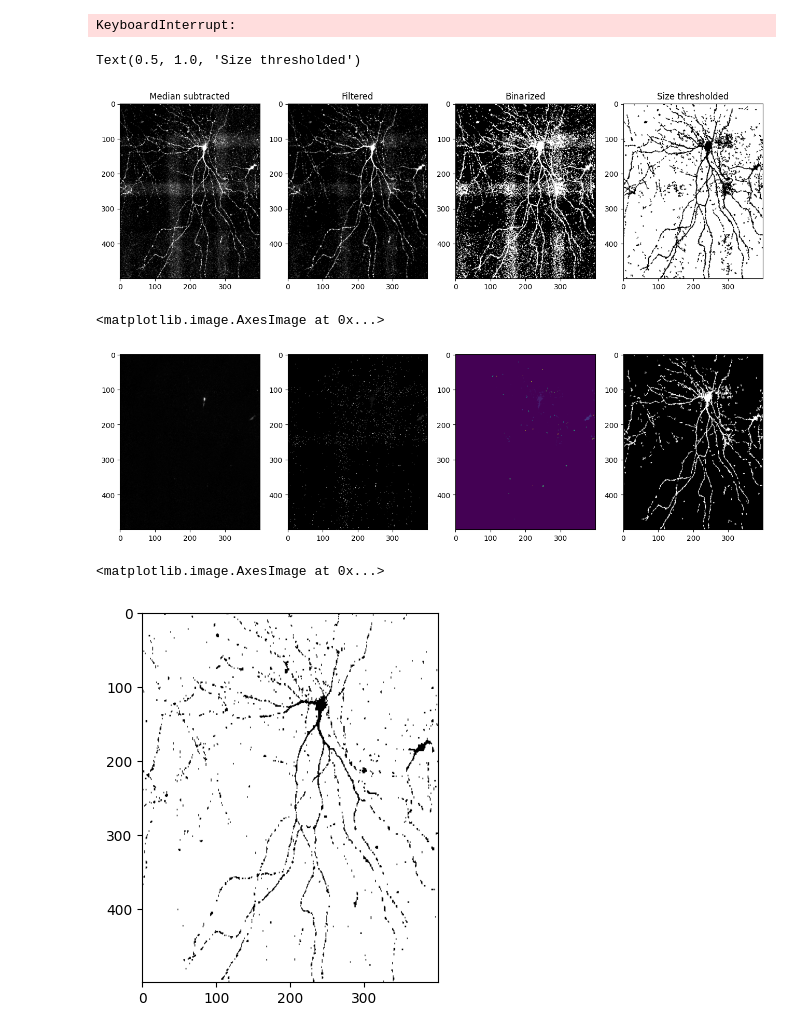
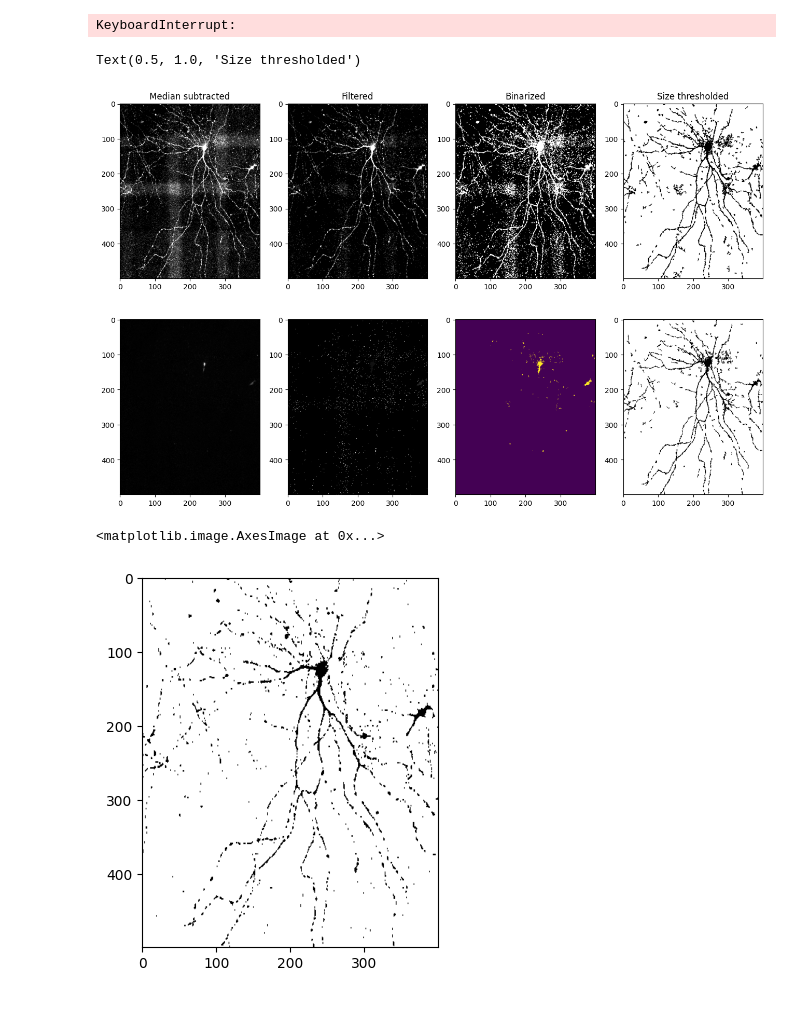
Before and after one commit to MForsthofer/rgc_reconstruction, a Jupyter notebook: dev/segmentation.ipynb, the cells around one changed output. Saved outputs shown, nothing was run; the diff lists cells and outputs as text; code cells hidden in the pictures.

Commit message:
best to segment using skimage and then do manual tracing. could also get better images i guess.

```diff
--- a/dev/segmentation.ipynb
+++ b/dev/segmentation.ipynb
@@ -243,15 +243,17 @@ zstack = tifffile.imread(input_path)
 zstack = zstack[:, channel, :,:]
 zstack = zstack[:, 1100:1600, 400:800]
 
-interpolated_stack = resize(
-    zstack,
-    (zstack.shape[0] * 2,
-     zstack.shape[1],
-     zstack.shape[2]),
-    order=1,  # Bilinear interpolation
-    preserve_range=True,
-    mode='reflect'
-).astype(zstack.dtype)
+# interpolated_stack = resize(
+#     zstack,
+#     (zstack.shape[0] * 1,
+#      zstack.shape[1],
+#      zstack.shape[2]),
+#     order=1,  # Bilinear interpolation
+#     preserve_range=True,
+#     mode='reflect'
+# ).astype(zstack.dtype)
+
+interpolated_stack = zstack
 
 stack_median = np.median(interpolated_stack, axis=0)
 subtracted_stack = interpolated_stack - stack_median
@@ -285,35 +287,34 @@ ax[3].set_title("Size thresholded")
 #tifffile.imwrite("binarized_stack.tif", binarized_stack)
 # %% [output]
 Text(0.5, 1.0, 'Size thresholded')
-[figure, old version]
+[figure, new version]
 # %%
 from skimage.morphology import remove_small_objects
 from skimage.measure import label
 
 threshold = 5
 
 labeled, num_features = label(zstack>threshold, connectivity=3, return_num=True)
-filtered = remove_small_objects(labeled, min_size=15, connectivity=3)  # Remove small objects
+filtered = remove_small_objects(labeled, min_size=20, connectivity=2)  # Remove small objects
 
 f, ax = plt.subplots(1,4, figsize=(16, 8))
 ax[0].imshow(zstack[4,:,:], cmap='gray')
 ax[1].imshow(labeled[4,:,:], cmap='gray')
-ax[2].imshow(filtered[4,:,:])
-ax[3].imshow(np.max(filtered, axis=0), cmap='gray', vmin=0, vmax=255)
+ax[2].imshow(filtered[4,:,:]>1)
+ax[3].imshow(np.max(filtered, axis=0)>0, cmap='gray_r')
 
-tifffile.imwrite("D:/Box Sync/confocal/brain/injections/pretectum/original_stack.tif", zstack)
-tifffile.imwrite("D:/Box Sync/confocal/brain/injections/pretectum/binarized_stack.tif", binarized_stack)
+tifffile.imwrite("D:/Box Sync/confocal/retina/pretectum_tracings/66/250311/original_stack.tif", zstack)
+tifffile.imwrite("D:/Box Sync/confocal/retina/pretectum_tracings/66/250311/binarized_stack.tif", filtered>1)
 # %% [output]
-<matplotlib.image.AxesImage at 0x...>
-[figure, old version]
+[figure, new version]
 # %%
 from scipy.ndimage import binary_opening
 
-threshold = 5
-binary = zstack > threshold  # Convert to binary mask
+threshold = 3
+binary = filtered_stack > threshold  # Convert to binary mask
 cleaned = binary_opening(binary, structure=np.ones((2,2,1)))
 
 plt.imshow(np.max(cleaned, axis=0), cmap='gray_r')
 # %% [output]
 <matplotlib.image.AxesImage at 0x...>
-[figure, old version]
+[figure, new version]
```
